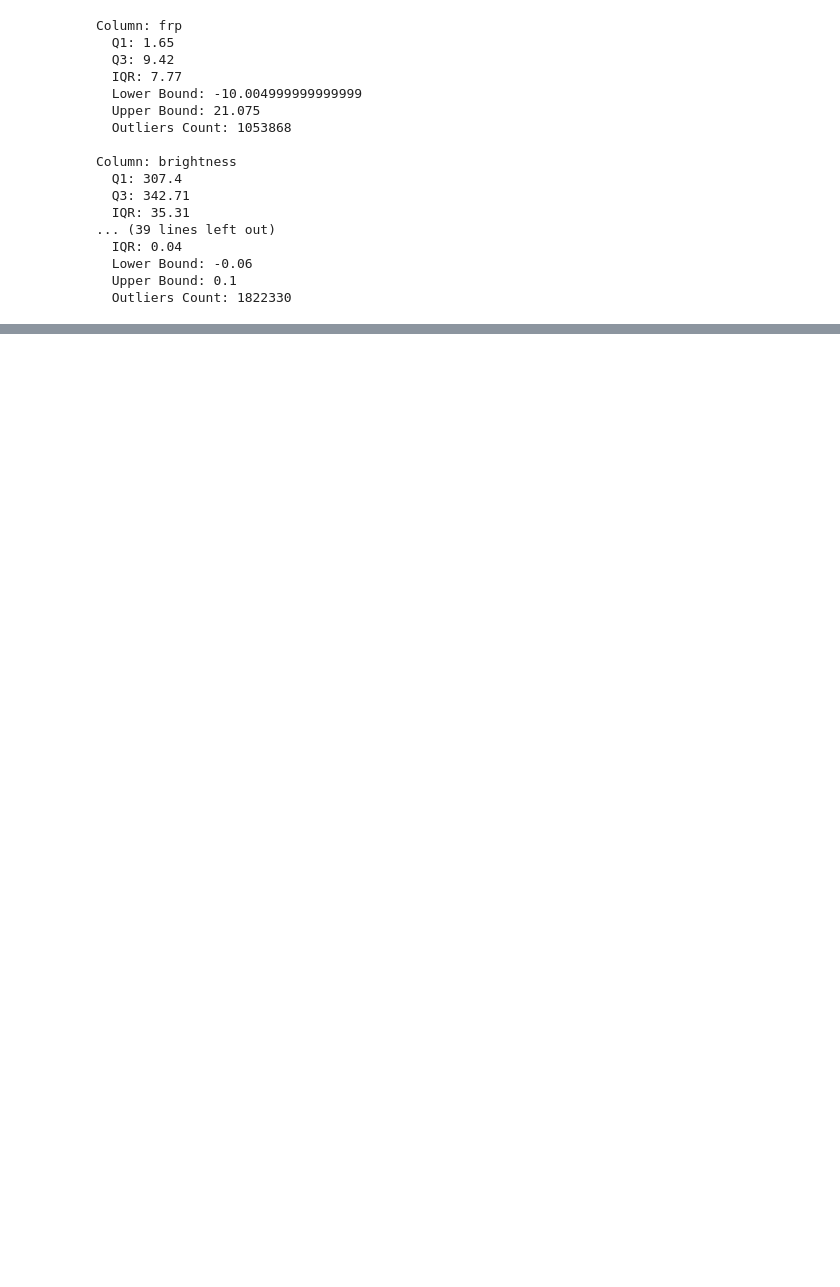
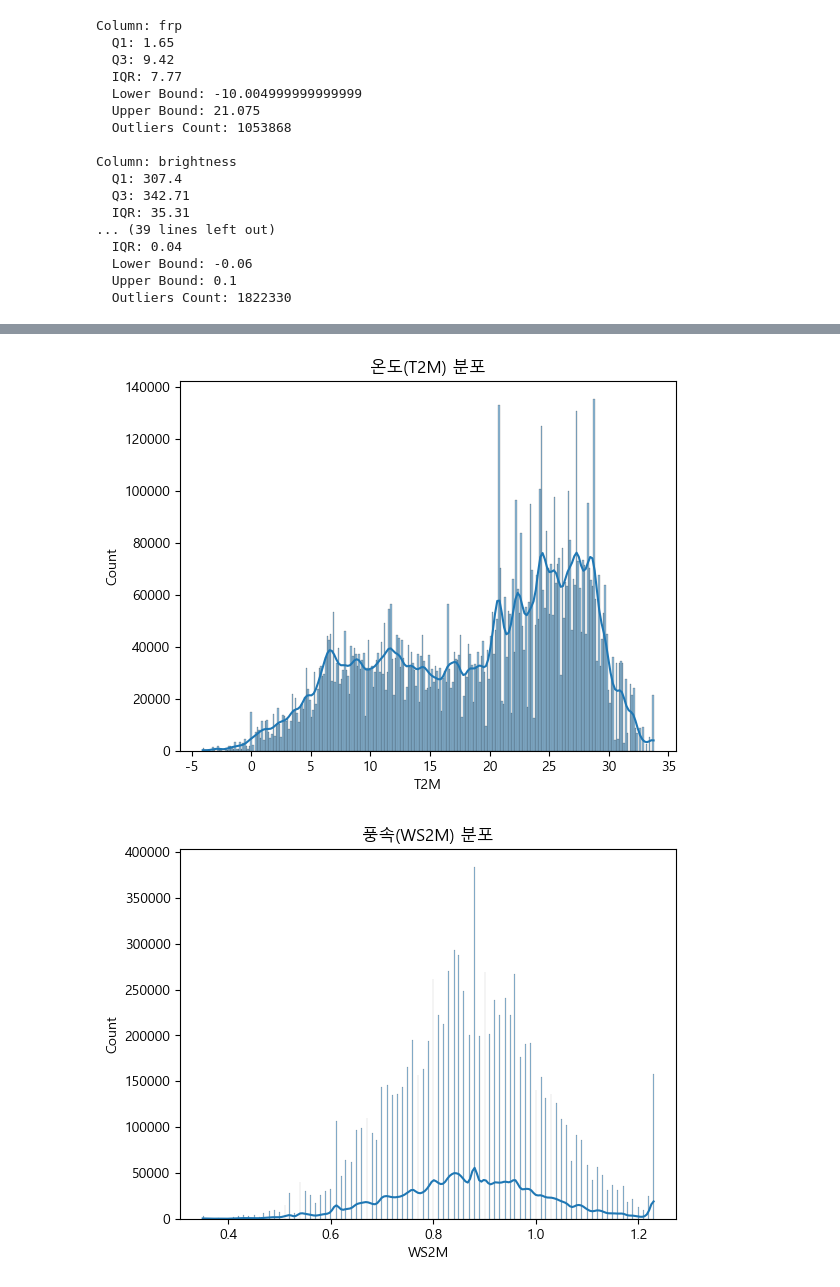
Before and after one commit to 2025-ML-miniProject01/bokey, a Jupyter notebook: wildfire_USA.ipynb, the cells around one changed output, grey strips where cells are left out. Saved outputs shown, nothing was run; the diff lists cells and outputs as text; code cells hidden in the pictures; blank space fills up the shorter version.

```diff
--- a/wildfire_USA.ipynb
+++ b/wildfire_USA.ipynb
@@ -610,0 +740,47 @@ Column: brightness
+# %%
+
+# 기상 변수의 분포 확인
+sns.histplot(merged_wildfire_df["T2M"], kde=True)
+plt.title('온도(T2M) 분포')
+plt.show()
+
+sns.histplot(merged_wildfire_df['WS2M'], kde=True)
+plt.title('풍속(WS2M) 분포')
+plt.show()
+
+sns.histplot(merged_wildfire_df['RH2M'], kde=True)
+plt.title('상대습도(RH2M) 분포')
+plt.show()
+
+sns.histplot(merged_wildfire_df['PRECTOTCORR'], kde=True)
+plt.title('강수량(PRECTOTCORR) 분포')
+plt.show()
+
+
+
+# 1. T2M (2m 온도) 분포
+# 15~25°C는 산불이 자주 발생하는 온도 범위(예: 여름철 캘리포니아)와 일치.
+# 피크(20°C)는 데이터가 수집된 계절(3월)이나 지역의 평균 온도를 반영.
+# 극단 온도(-5°C, 35°C)는 드물며, 이상치 제거 후 정상 분포로 보임.
+# 결론: T2M은 15~25°C에 집중된 분포를 보이며, 산불 발생에 적합한 중간 온도 조건이 주류.
+
+# 2. WS2M (2m 풍속) 분포
+# 풍속은 산불 확산에 중요한 요인으로, 0.81.0m/s(약 2.93.6km/h)가 가장 빈번한 조건.
+# 낮은 풍속(0.4 이하)과 높은 풍속(1.2 이상)은 드물게 나타남. 이는 데이터가 특정 지역(예: 캘리포니아)이나 계절의 전형적인 풍속 범위를 반영.
+# 산불 예측에서 중간 풍속이 주를 이루므로, 극단적 풍속 조건은 드문 이벤트로 보임.
+# 결론: WS2M은 0.8~1.0m/s에 집중된 정규분포에 가까운 패턴을 보이며, 산불 확산에 영향을 미칠 중간 범위의 풍속이 주류.
+
+# 3. RH2M (2m 상대습도) 분포
+# 20~60%는 산불 발생에 적합한 저습도 조건(습도가 낮을수록 산불 확산 가능성 높음)과 일치.
+# 피크(40~50%)는 데이터가 수집된 지역의 전형적인 습도 범위를 반영.
+# 100% 초과 값이 클리핑된 후 분포가 정상화됨.
+# 결론: RH2M은 20~60%에 집중된 분포를 보이며, 산불 확산에 유리한 저습도 조건이 주를 이룬다.
+
+# 4. PRECTOTCORR (강수량) 분포
+# 강수량 0mm가 가장 빈번한 건 건조한 날씨가 데이터셋의 주요 조건임을 시사.
+# 0~20mm 범위가 주를 이루며, 이는 산불이 발생하기 쉬운 저강수 조건과 일치.
+# 140mm 이상치가 제거된 후 분포가 정상화되었음을 확인(이전 전처리 반영).
+# 결론: PRECTOTCORR은 대부분 0~20mm에 분포하며, 산불 발생에 불리한 강한 강수(140mm)는 드물다.
+# %% [output]
+[figure, added]
+[figure, added]
```
Also changed, not shown: parts of 18 cells of this notebook, 3 other files.
